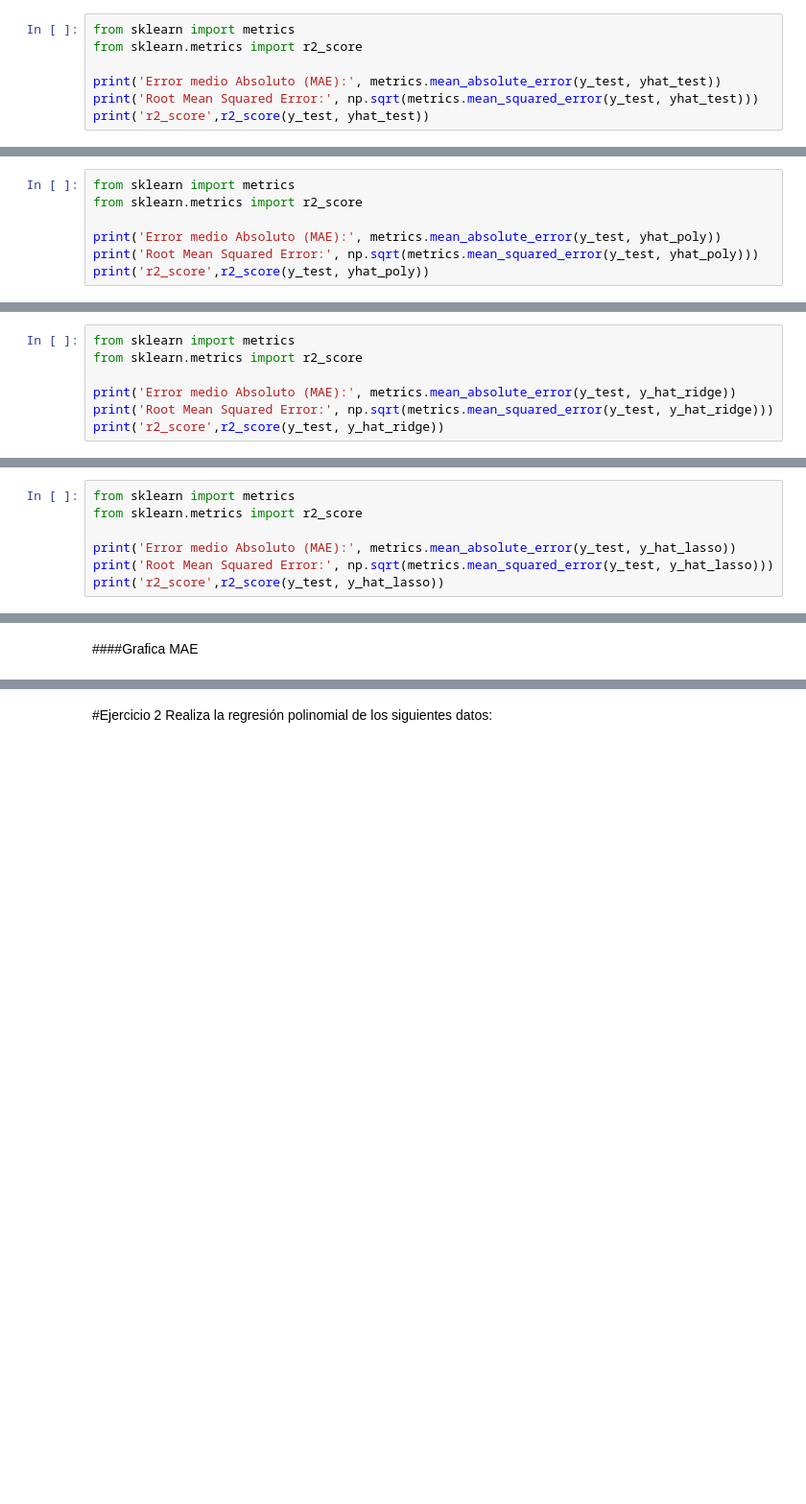
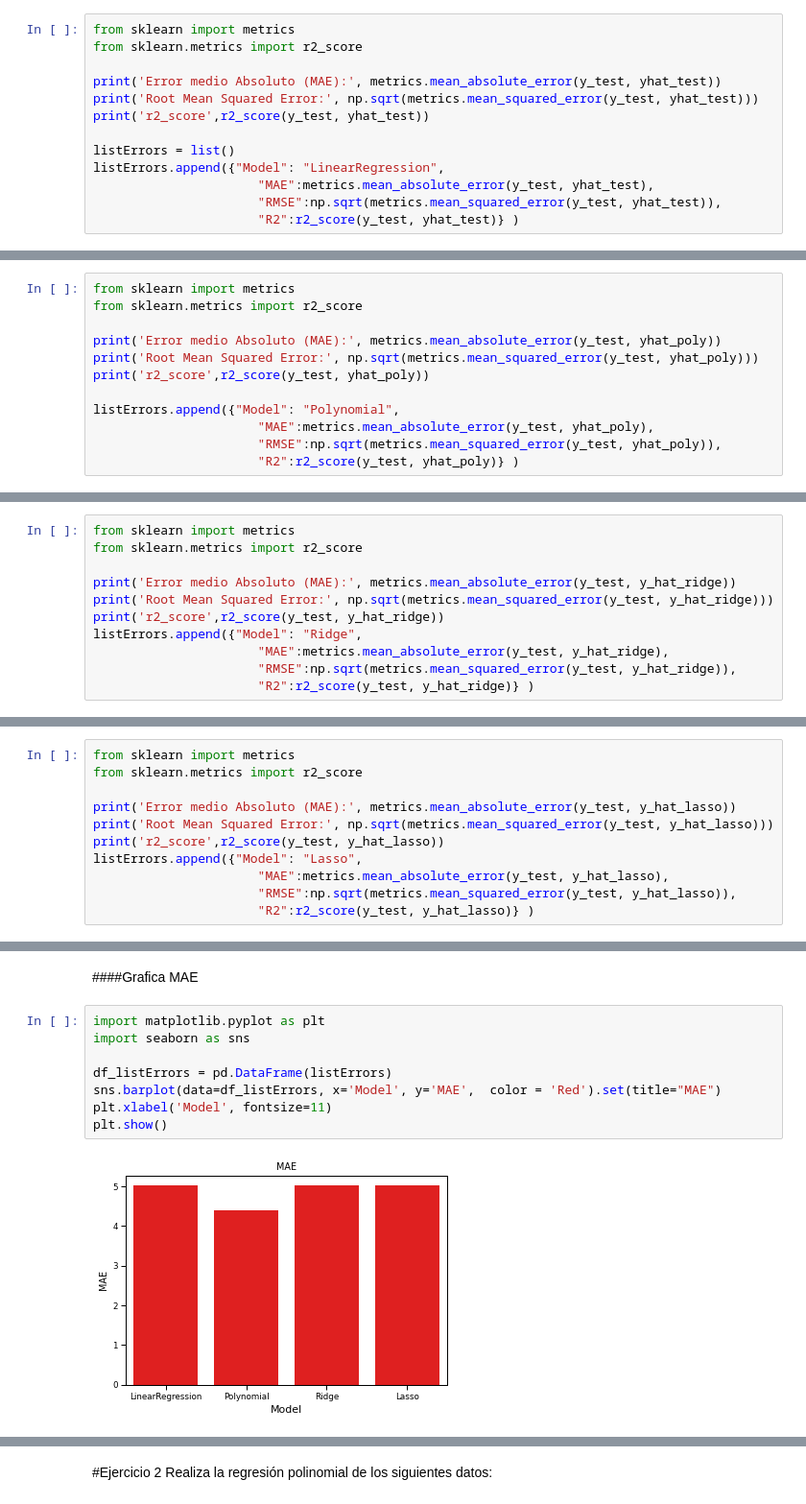
Before and after one commit to PosgradoMNA/actividades-de-aprendizaje-rafaelsangarcia, a Jupyter notebook: Semana9/Actividad/Regresion_lineal_polinomial_A01182780.ipynb, the cells around one changed output, grey strips where cells are left out. Shown at 96% size. Cells and saved outputs as stored; diff of their text form; blank space fills up the shorter version.

```diff
--- a/Semana9/Actividad/Regresion_lineal_polinomial_A01182780.ipynb
+++ b/Semana9/Actividad/Regresion_lineal_polinomial_A01182780.ipynb
@@ -416,6 +417,12 @@ from sklearn.metrics import r2_score
 print('Error medio Absoluto (MAE):', metrics.mean_absolute_error(y_test, yhat_test))
 print('Root Mean Squared Error:', np.sqrt(metrics.mean_squared_error(y_test, yhat_test)))
 print('r2_score',r2_score(y_test, yhat_test))
+
+listErrors = list()
+listErrors.append({"Model": "LinearRegression",
+                      "MAE":metrics.mean_absolute_error(y_test, yhat_test),
+                      "RMSE":np.sqrt(metrics.mean_squared_error(y_test, yhat_test)),
+                      "R2":r2_score(y_test, yhat_test)} )
 # %% [output]
 Error medio Absoluto (MAE): 5.013587781954963
 Root Mean Squared Error: 7.108963321847682
@@ -483,6 +490,11 @@ from sklearn.metrics import r2_score
 print('Error medio Absoluto (MAE):', metrics.mean_absolute_error(y_test, yhat_poly))
 print('Root Mean Squared Error:', np.sqrt(metrics.mean_squared_error(y_test, yhat_poly)))
 print('r2_score',r2_score(y_test, yhat_poly))
+
+listErrors.append({"Model": "Polynomial",
+                      "MAE":metrics.mean_absolute_error(y_test, yhat_poly),
+                      "RMSE":np.sqrt(metrics.mean_squared_error(y_test, yhat_poly)),
+                      "R2":r2_score(y_test, yhat_poly)} )
 # %% [output]
 Error medio Absoluto (MAE): 4.3833025759681075
 Root Mean Squared Error: 5.832771301068423
@@ -547,6 +559,10 @@ from sklearn.metrics import r2_score
 print('Error medio Absoluto (MAE):', metrics.mean_absolute_error(y_test, y_hat_ridge))
 print('Root Mean Squared Error:', np.sqrt(metrics.mean_squared_error(y_test, y_hat_ridge)))
 print('r2_score',r2_score(y_test, y_hat_ridge))
+listErrors.append({"Model": "Ridge",
+                      "MAE":metrics.mean_absolute_error(y_test, y_hat_ridge),
+                      "RMSE":np.sqrt(metrics.mean_squared_error(y_test, y_hat_ridge)),
+                      "R2":r2_score(y_test, y_hat_ridge)} )
 # %% [output]
 Error medio Absoluto (MAE): 5.014112691100099
 Root Mean Squared Error: 7.10938640108989
@@ -610,9 +626,23 @@ from sklearn.metrics import r2_score
 print('Error medio Absoluto (MAE):', metrics.mean_absolute_error(y_test, y_hat_lasso))
 print('Root Mean Squared Error:', np.sqrt(metrics.mean_squared_error(y_test, y_hat_lasso)))
 print('r2_score',r2_score(y_test, y_hat_lasso))
+listErrors.append({"Model": "Lasso",
+                      "MAE":metrics.mean_absolute_error(y_test, y_hat_lasso),
+                      "RMSE":np.sqrt(metrics.mean_squared_error(y_test, y_hat_lasso)),
+                      "R2":r2_score(y_test, y_hat_lasso)} )
 # %% [output]
 Error medio Absoluto (MAE): 5.014112691100099
 Root Mean Squared Error: 7.10938640108989
 r2_score 0.611578926493084
 # %% [markdown]
 ####Grafica MAE
+# %%
+import matplotlib.pyplot as plt
+import seaborn as sns
+
+df_listErrors = pd.DataFrame(listErrors)
+sns.barplot(data=df_listErrors, x='Model', y='MAE',  color = 'Red').set(title="MAE")
+plt.xlabel('Model', fontsize=11)
+plt.show()
+# %% [output]
+[figure, added]
```
Also changed, not shown: parts of 15 cells of this notebook.
